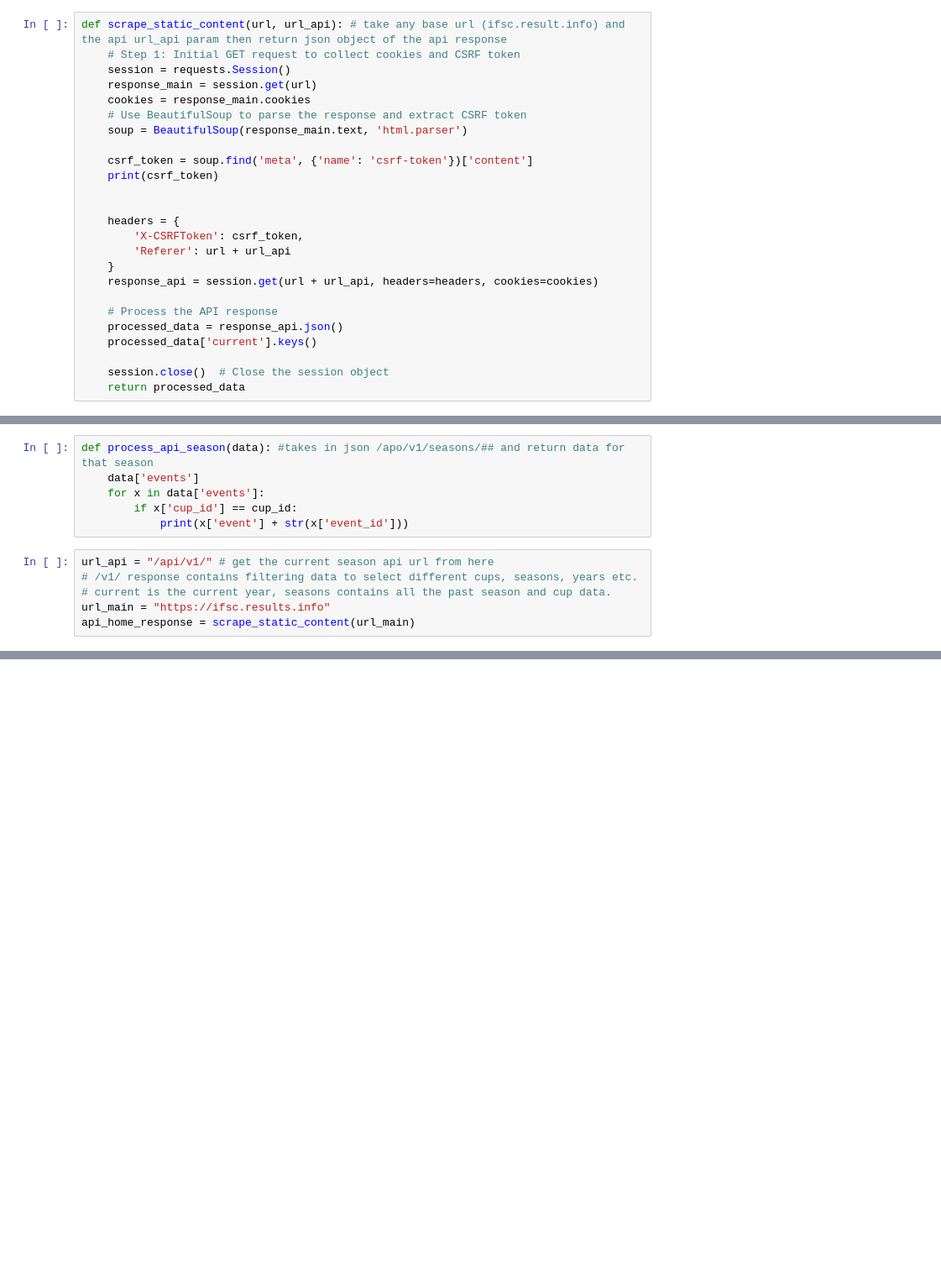
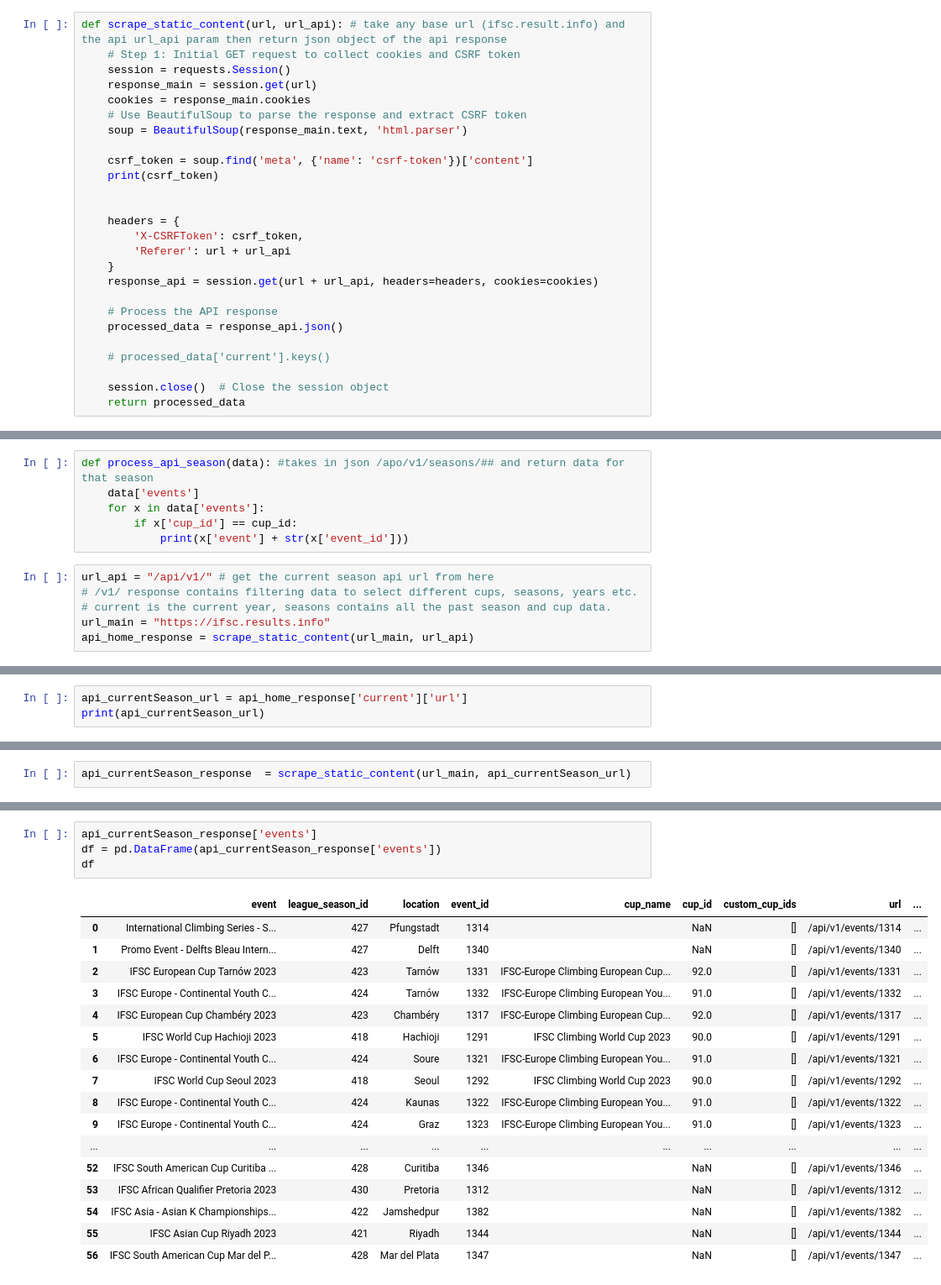
Before and after one commit to manhellis/ifsc-result-browser, a Jupyter notebook: py_load/compiled.ipynb, the cells around one changed output, grey strips where cells are left out. Shown at 84% size. Saved outputs shown, nothing was run; the diff lists cells and outputs as text; blank space fills up the shorter version.

```diff
--- a/py_load/compiled.ipynb
+++ b/py_load/compiled.ipynb
@@ -26,7 +26,8 @@ def scrape_static_content(url, url_api): # take any base url (ifsc.result.info)
 
     # Process the API response
     processed_data = response_api.json()
-    processed_data['current'].keys()
+
+    # processed_data['current'].keys()
 
     session.close()  # Close the session object
     return processed_data
@@ -79,5 +80,5 @@ url_api = "/api/v1/" # get the current season api url from here
 # /v1/ response contains filtering data to select different cups, seasons, years etc.
 # current is the current year, seasons contains all the past season and cup data.
 url_main = "https://ifsc.results.info"
-api_home_response = scrape_static_content(url_main)
+api_home_response = scrape_static_content(url_main, url_api)
 # %% [output]
@@ -90,0 +170,3 @@ process_api_home(api_home_response)
+# %%
+api_currentSeason_url = api_home_response['current']['url']
+print(api_currentSeason_url)
@@ -90,0 +175,2 @@ process_api_home(api_home_response)
+# %%
+api_currentSeason_response  = scrape_static_content(url_main, api_currentSeason_url)
@@ -90,0 +179,22 @@ process_api_home(api_home_response)
+# %%
+api_currentSeason_response['events']
+df = pd.DataFrame(api_currentSeason_response['events'])
+df
+# %% [output]
+|  | event | league_season_id | location | event_id | cup_name | cup_id | custom_cup_ids | url | ... |
+| 0 | International Climbing Series - S... | 427 | Pfungstadt | 1314 |  | NaN | [] | /api/v1/events/1314 | ... |
+| 1 | Promo Event - Delfts Bleau Intern... | 427 | Delft | 1340 |  | NaN | [] | /api/v1/events/1340 | ... |
+| 2 | IFSC European Cup Tarnów 2023 | 423 | Tarnów | 1331 | IFSC-Europe Climbing European Cup... | 92.0 | [] | /api/v1/events/1331 | ... |
+| 3 | IFSC Europe - Continental Youth C... | 424 | Tarnów | 1332 | IFSC-Europe Climbing European You... | 91.0 | [] | /api/v1/events/1332 | ... |
+| 4 | IFSC European Cup Chambéry 2023 | 423 | Chambéry | 1317 | IFSC-Europe Climbing European Cup... | 92.0 | [] | /api/v1/events/1317 | ... |
+| 5 | IFSC World Cup Hachioji 2023 | 418 | Hachioji | 1291 | IFSC Climbing World Cup 2023 | 90.0 | [] | /api/v1/events/1291 | ... |
+| 6 | IFSC Europe - Continental Youth C... | 424 | Soure | 1321 | IFSC-Europe Climbing European You... | 91.0 | [] | /api/v1/events/1321 | ... |
+| 7 | IFSC World Cup Seoul 2023 | 418 | Seoul | 1292 | IFSC Climbing World Cup 2023 | 90.0 | [] | /api/v1/events/1292 | ... |
+| 8 | IFSC Europe - Continental Youth C... | 424 | Kaunas | 1322 | IFSC-Europe Climbing European You... | 91.0 | [] | /api/v1/events/1322 | ... |
+| 9 | IFSC Europe - Continental Youth C... | 424 | Graz | 1323 | IFSC-Europe Climbing European You... | 91.0 | [] | /api/v1/events/1323 | ... |
+| ... | ... | ... | ... | ... | ... | ... | ... | ... | ... |
+| 52 | IFSC South American Cup Curitiba ... | 428 | Curitiba | 1346 |  | NaN | [] | /api/v1/events/1346 | ... |
+| 53 | IFSC African Qualifier Pretoria 2023 | 430 | Pretoria | 1312 |  | NaN | [] | /api/v1/events/1312 | ... |
+| 54 | IFSC Asia - Asian K Championships... | 422 | Jamshedpur | 1382 |  | NaN | [] | /api/v1/events/1382 | ... |
+| 55 | IFSC Asian Cup Riyadh 2023 | 421 | Riyadh | 1344 |  | NaN | [] | /api/v1/events/1344 | ... |
+| 56 | IFSC South American Cup Mar del P... | 428 | Mar del Plata | 1347 |  | NaN | [] | /api/v1/events/1347 | ... |
```
Also changed, not shown: parts of 10 cells of this notebook, 10 other files.
